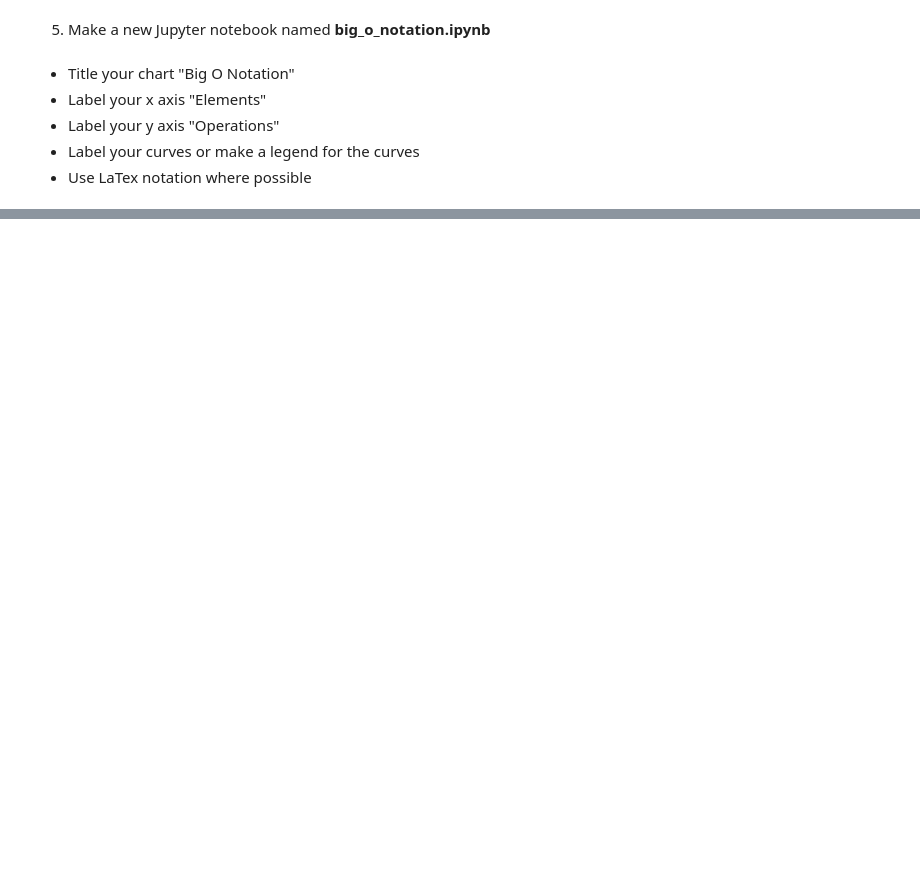
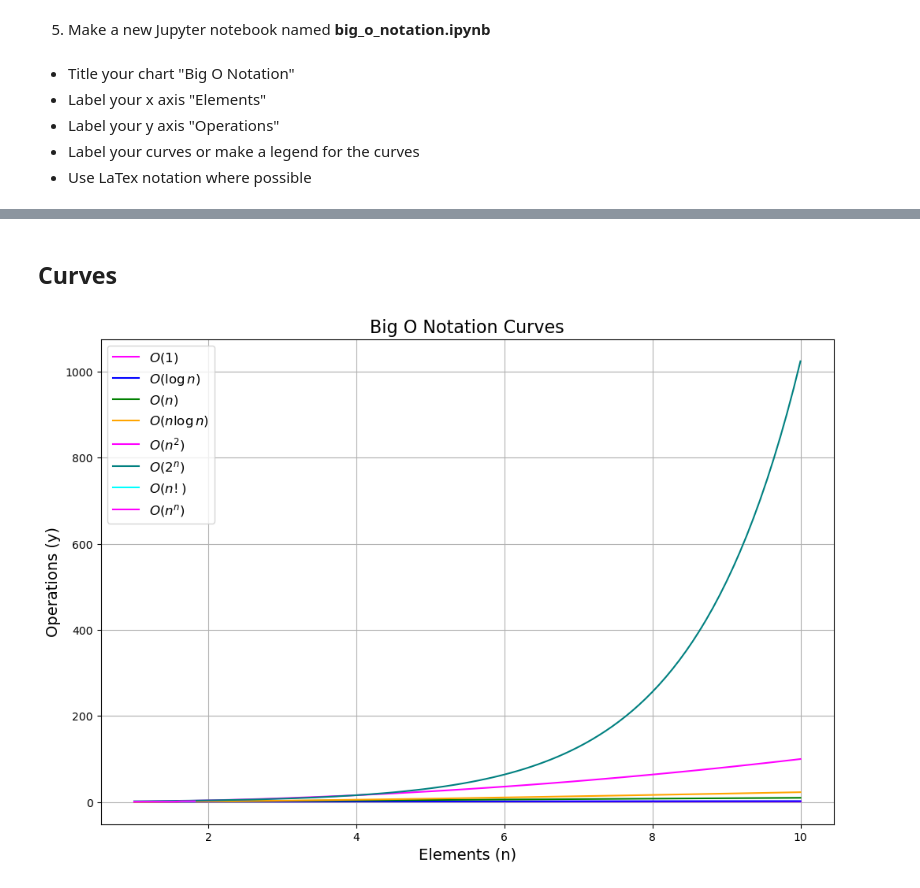
Before and after one commit to Marc-Aradillas/numpy-pandas-visualization-exercises, a Jupyter notebook: big_o_notation.ipynb, the cells around one changed output, grey strips where cells are left out. Saved outputs shown, nothing was run; the diff lists cells and outputs as text; code cells hidden in the pictures; blank space fills up the shorter version.

```diff
--- a/big_o_notation.ipynb
+++ b/big_o_notation.ipynb
@@ -45,0 +52,48 @@ NameError: name 'y1' is not defined
+# %% [markdown]
+## Curves
+# %%
+import numpy as np
+import matplotlib.pyplot as plt
+import math
+
+# Generated x points from 1 to 10
+x = np.linspace(1, 10, 100)
+
+# Calculated y values for different Big O notations
+y1 = np.zeros_like(x) + 1                   # O(1)
+y2 = np.log(x)                             # O(log n)
+y3 = x                                     # O(n)
+y4 = x * np.log(x)                         # O(n log n)
+y5 = x ** 2                                # O(n^2)
+y6 = 2 ** x                                # O(2^n)
+
+# For factorial and n^n, we will only consider smaller x values to avoid extremely large y values for visualization.
+factorial_func = np.vectorize(np.math.factorial) # reference: https://pythonguides.com/python-numpy-factorial/
+y7 = factorial_func(x.astype(int)[:10])     # O(n!)
+y8 = (x[:10] ** x[:10]).astype(int)        # O(n^n)
+
+#TypeError: only integer scalar arrays can be converted to a scalar index-- I eneded up using astype() to change from integer to float values.
+
+# Created the chart
+plt.figure(figsize=(12, 8))
+
+# Plot the curves with appropriate labels and colors
+plt.plot(x, y1, label='$O(1)$', color='magenta')
+plt.plot(x, y2, label='$O(\log n)$', color='blue')
+plt.plot(x, y3, label='$O(n)$', color='green')
+plt.plot(x, y4, label='$O(n \log n)$', color='orange')
+plt.plot(x, y5, label='$O(n^2)$', color='fuchsia')
+plt.plot(x, y6, label='$O(2^n)$', color='teal')
+plt.plot(x[:10], y7, label='$O(n!)$', color='cyan')
+plt.plot(x[:10], y8, label='$O(n^n)$', color='magenta')
+
+# Add labels, title, and legend with LaTex notation
+plt.xlabel('Elements (n)', fontsize=14)
+plt.ylabel('Operations (y)', fontsize=14)
+plt.title('Big O Notation Curves', fontsize=16)
+plt.legend(fontsize=12)
+
+plt.grid(True)
+plt.show()
+# %% [output]
+[figure, added]
```
Also changed, not shown: parts of 8 cells of this notebook, 1 other file.
